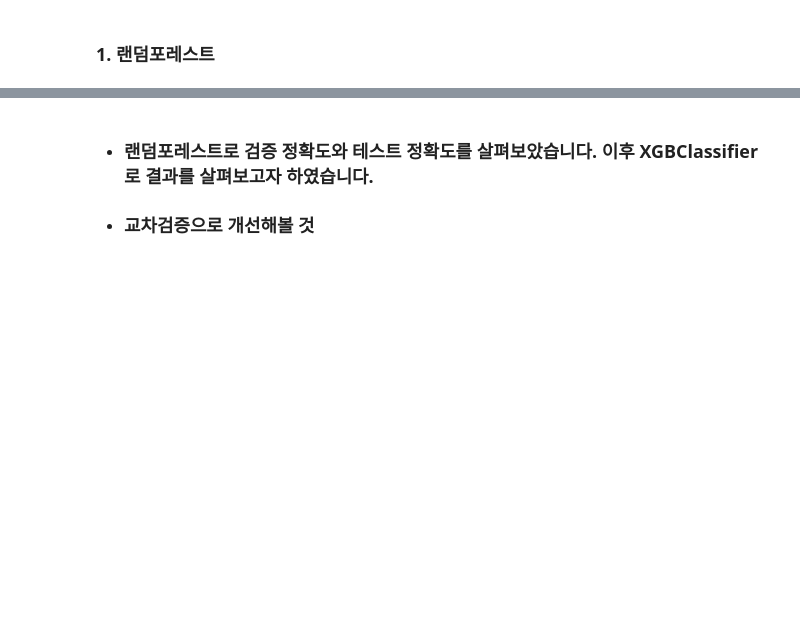
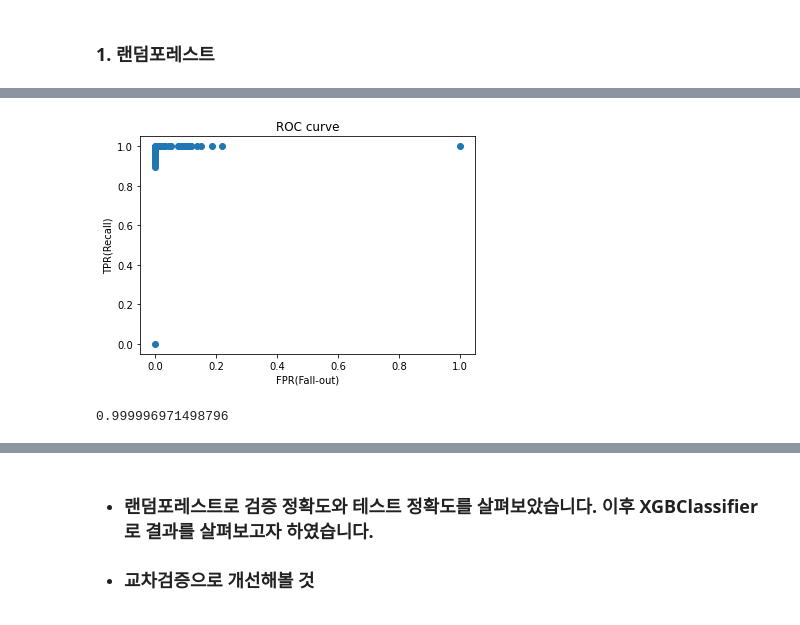
Before and after one commit to cyss93/sprint2_project, a Jupyter notebook: project_3.ipynb, the cells around one changed output, grey strips where cells are left out. Cells and saved outputs as stored; diff of their text form; code cells hidden in the pictures; blank space fills up the shorter version.

```diff
--- a/project_3.ipynb
+++ b/project_3.ipynb
@@ -58,7 +61,7 @@ import numpy as np
 # %%
-df_items = pd.read_csv('C:/Users/dhckd/Study/CodingWorld/Codestates/section2/project/dataset/Brazilian_E_commerce/olist_order_items_dataset.csv')
-df_payments = pd.read_csv('C:/Users/dhckd/Study/CodingWorld/Codestates/section2/project/dataset/Brazilian_E_commerce/olist_order_payments_dataset.csv')
-df_orders = pd.read_csv('C:/Users/dhckd/Study/CodingWorld/Codestates/section2/project/dataset/Brazilian_E_commerce/olist_orders_dataset.csv')
+df_items = pd.read_csv('olist_order_items_dataset.csv')
+df_payments = pd.read_csv('olist_order_payments_dataset.csv')
+df_orders = pd.read_csv('olist_orders_dataset.csv')
 # %%
 df = pd.merge(df_items, df_payments, how = 'inner', on = 'order_id')
 # %%
@@ -702,0 +1229,17 @@ print('F1-score: ', f1_score(y_test, y_pred))
+# %%
+# ROC curve
+import matplotlib.pyplot as plt
+plt.scatter(fpr, tpr)
+plt.title('ROC curve')
+plt.xlabel('FPR(Fall-out)')
+plt.ylabel('TPR(Recall)')
+plt.show()
+# %% [output]
+[figure, added]
+# %%
+# AUC 점수 계산
+from sklearn.metrics import roc_auc_score
+auc_score = roc_auc_score(y_val, y_pred_proba)
+auc_score
+# %% [output]
+0.999996971498796
```
Also changed, not shown: parts of 71 cells of this notebook.
